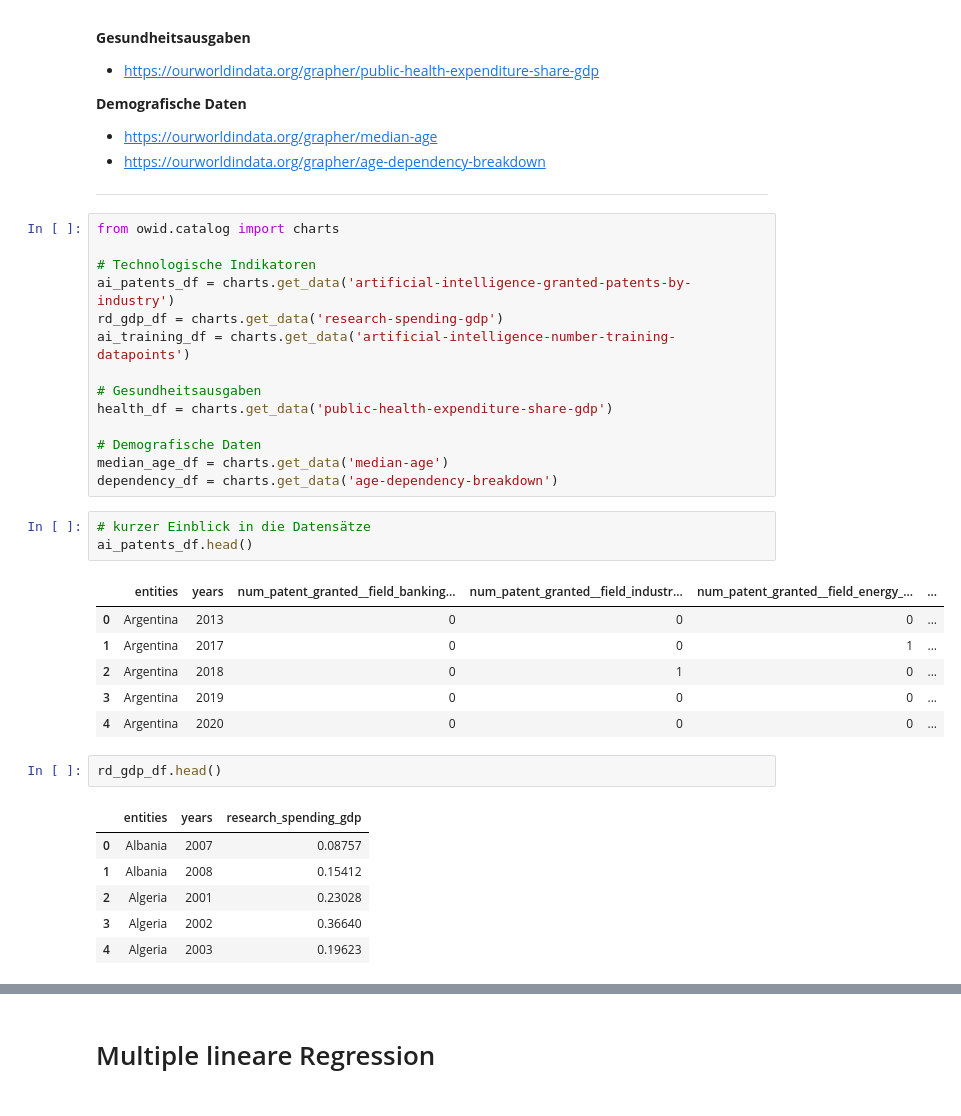
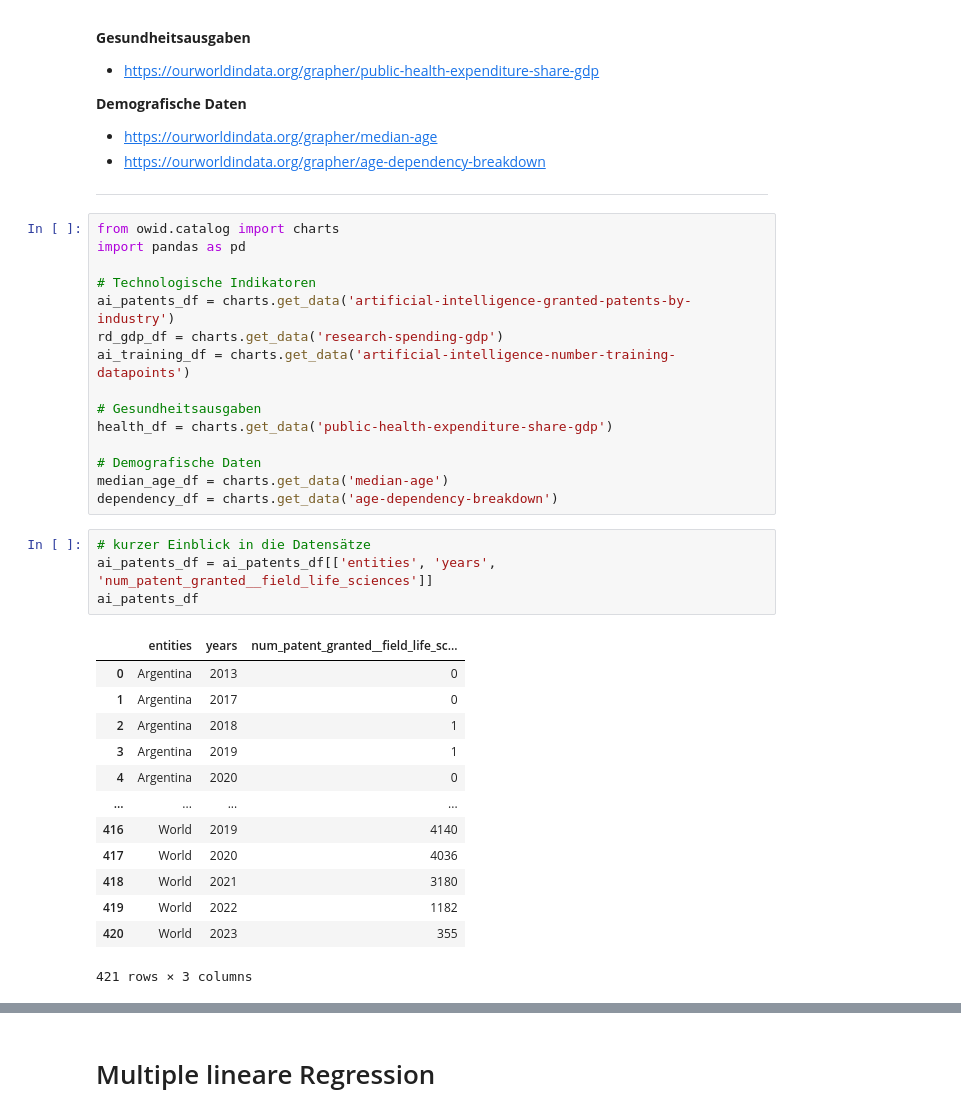
Before and after one commit to TobiasMaissen/cas_statistik_davi, a Jupyter notebook: our_world_in_data_expl.ipynb, the cells around one changed output, grey strips where cells are left out. Drawn from its saved outputs; the diff is of its cells as text.

```diff
--- a/our_world_in_data_expl.ipynb
+++ b/our_world_in_data_expl.ipynb
@@ -44,6 +44,7 @@ https://docs.owid.io/projects/etl/api/#owid-catalog
    ---
 # %%
 from owid.catalog import charts
+import pandas as pd
 
 # Technologische Indikatoren
 ai_patents_df = charts.get_data('artificial-intelligence-granted-patents-by-industry')
@@ -58,20 +59,19 @@ median_age_df = charts.get_data('median-age')
 dependency_df = charts.get_data('age-dependency-breakdown')
 # %%
 # kurzer Einblick in die Datensätze
-ai_patents_df.head()
+ai_patents_df = ai_patents_df[['entities', 'years', 'num_patent_granted__field_life_sciences']]
+ai_patents_df
 # %% [output]
-|  | entities | years | num_patent_granted__field_banking... | num_patent_granted__field_industr... | num_patent_granted__field_energy_... | ... |
-| 0 | Argentina | 2013 | 0 | 0 | 0 | ... |
-| 1 | Argentina | 2017 | 0 | 0 | 1 | ... |
-| 2 | Argentina | 2018 | 0 | 1 | 0 | ... |
-| 3 | Argentina | 2019 | 0 | 0 | 0 | ... |
-| 4 | Argentina | 2020 | 0 | 0 | 0 | ... |
+|  | entities | years | num_patent_granted__field_life_sc... |
+| 0 | Argentina | 2013 | 0 |
+| 1 | Argentina | 2017 | 0 |
+| 2 | Argentina | 2018 | 1 |
+| 3 | Argentina | 2019 | 1 |
+| 4 | Argentina | 2020 | 0 |
+| ... | ... | ... | ... |
+| 416 | World | 2019 | 4140 |
+| 417 | World | 2020 | 4036 |
+| 418 | World | 2021 | 3180 |
+| 419 | World | 2022 | 1182 |
+| 420 | World | 2023 | 355 |
+421 rows × 3 columns
-# %%
-rd_gdp_df.head()
-# %% [output]
-|  | entities | years | research_spending_gdp |
-| 0 | Albania | 2007 | 0.08757 |
-| 1 | Albania | 2008 | 0.15412 |
-| 2 | Algeria | 2001 | 0.23028 |
-| 3 | Algeria | 2002 | 0.36640 |
-| 4 | Algeria | 2003 | 0.19623 |
```
Also changed, not shown: parts of 44 cells of this notebook.
